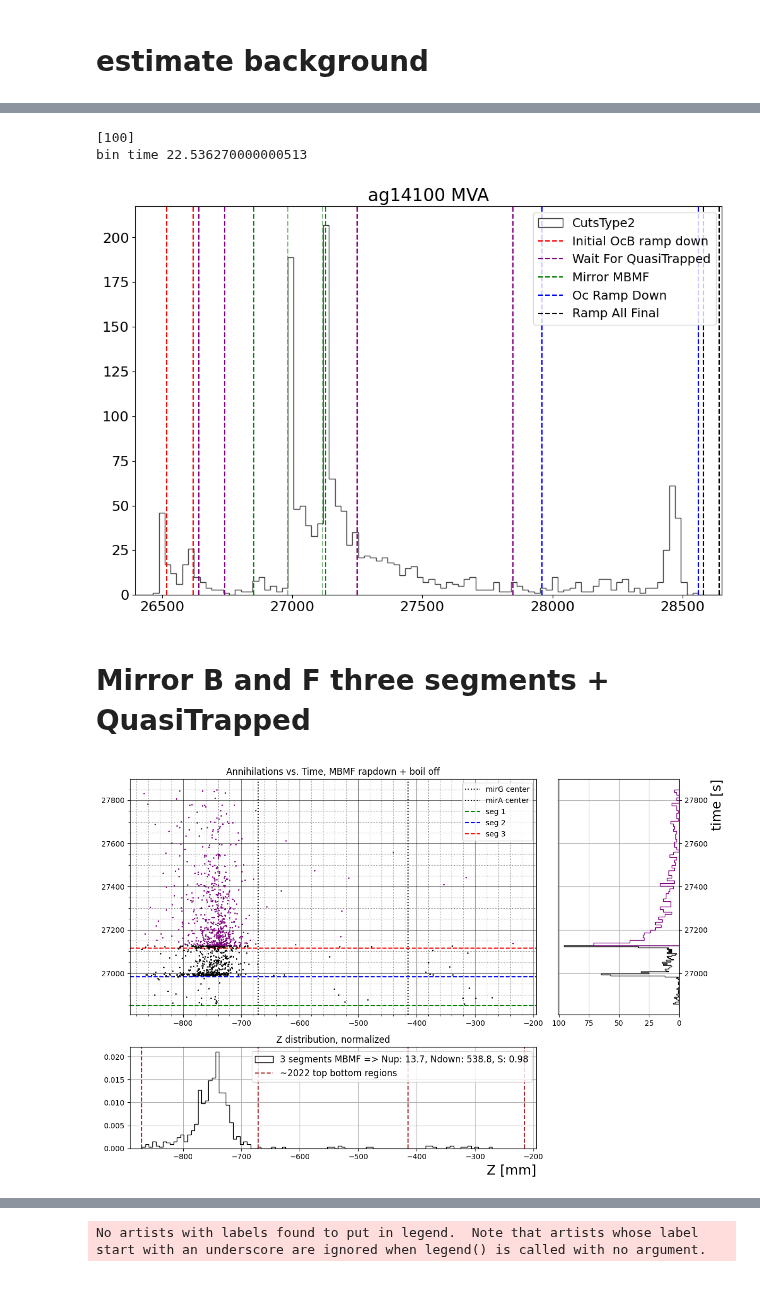
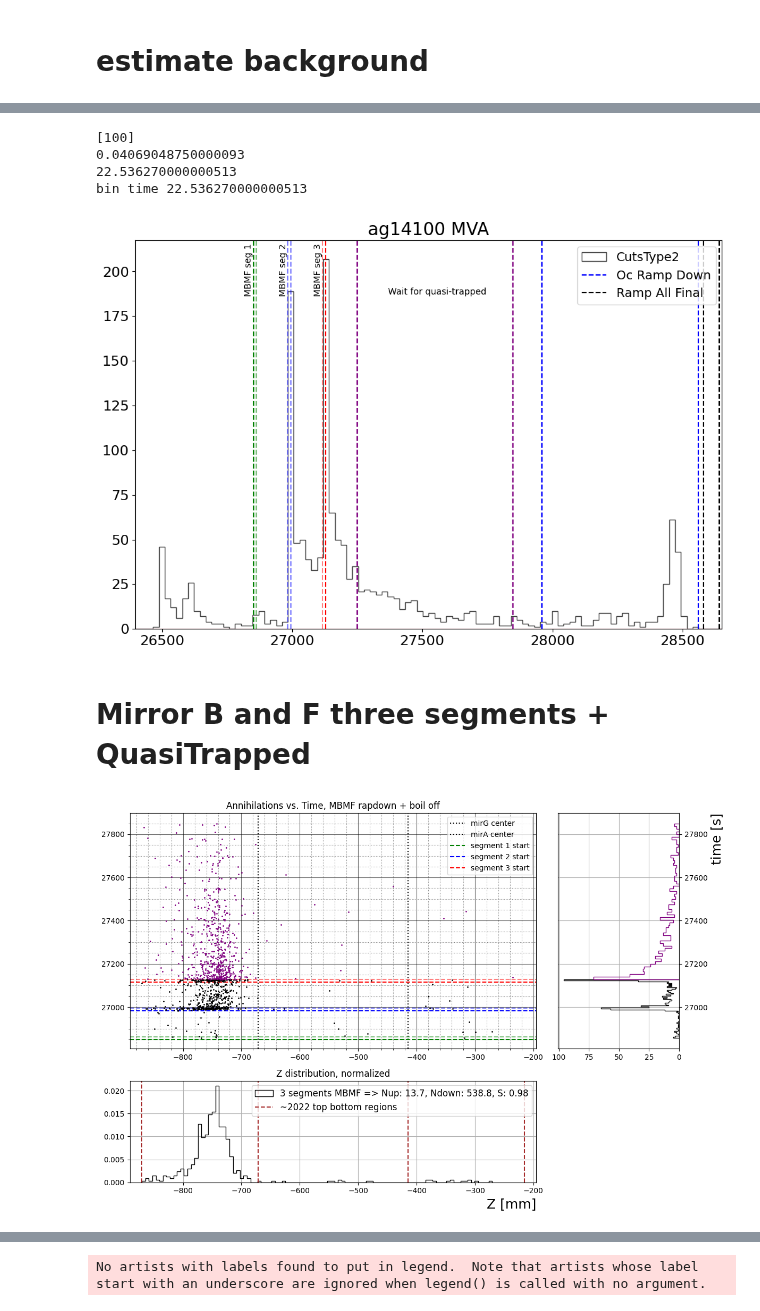
Before and after one commit to Adrianodelvincio/alphag_frequentist_analysis_2025, a Jupyter notebook: v1/Ag_Plot_Test_Protocol.ipynb, the cells around one changed output, grey strips where cells are left out. Saved outputs shown, nothing was run; the diff lists cells and outputs as text; code cells hidden in the pictures.

Commit message:
Changed plot format S -> A

```diff
--- a/v1/Ag_Plot_Test_Protocol.ipynb
+++ b/v1/Ag_Plot_Test_Protocol.ipynb
@@ -38,8 +38,8 @@ Requirement already satisfied: six>=1.5 in /home/adriano/.local/lib/python3.10/s
 # %%
 CutsType = "CutsType2"
 run_to_analyze = "ag14100/ag14100.vertex.csv"
-bkg_up = 0.0015
-bkg_down = 0.0014
+bkg_up = 0.0010
+bkg_down = 0.0008
 # %%
 runs = {"2025": [run_to_analyze]}
 
@@ -55,8 +55,8 @@ zgap_max = mirG_center # <----
 if(True): # < ----
     datacosm = ReadTheCsv("ag13628/ag13628.vertex.csv",  "-1", zmin, zmax, CutsType)
     mask_down = (datacosm["Z"] < zgap_min)
-    bkg_down = (mask_down.sum())/7200
+    bkg_down = (mask_down.sum())/6668
     mask_up = (datacosm["Z"] > zgap_max)
-    bkg_up = (mask_up.sum())/7200
+    bkg_up = (mask_up.sum())/6668
     print(f"Bkg estimated: up region {bkg_up:.4f} Hz down region {bkg_down:.4f} Hz")
 # %% [output]
@@ -125,44 +125,59 @@ plt.xticks(fontsize = 16)
 plt.xlim(pregravity_start[0], stop_RampAllFinalStep[0] + 10)
 
 TOT_RUN_counts, edges, trash = plt.hist(data["run time"], bins = binning[0], range =  (pregravity_start[0], stop_RampAllFinalStep[0] + 10) , histtype = "step", color = "black", density = False, label = f"{CutsType}", alpha = 0.75)
+maxbin = np.max(TOT_RUN_counts)
+
+plt.axhline((bkg_up + bkg_down) * np.diff(edges)[0], linestyle = "-", linewidth = 1, color = "pink")
+print((bkg_up + bkg_down) * np.diff(edges)[0])
+print(np.diff(edges)[0])
 
 time_bin = np.diff(edges)[0]
 print("bin time", time_bin)
 
 #plt.axvline(mw_cb_start[0], linestyle = "--", color = "orange", label = "start cb sweep")
 #plt.axvline(mw_cb_stop[0], linestyle = "--", color = "orange", label = "stop cb sweep")
 
 #plt.axvline(first_LC_start[0], linestyle = "--", color = "blue", label = "Laser Cooling")
 #plt.axvline(first_LC_stop[0], linestyle = "--", color = "blue")
 
-plt.axvline(InitOcB_start[0], linestyle = "--", color = "red", label = "Initial OcB ramp down")
-plt.axvline(InitOcB_stop[0], linestyle = "--", color = "red")
+#plt.axvline(InitOcB_start[0], linestyle = "--", color = "red", label = "Initial OcB ramp down")
+#plt.axvline(InitOcB_stop[0], linestyle = "--", color = "red")
 
-plt.axvline(waitForQuasiTrapped_start[0], linestyle = "--", color = "purple", label = "Wait For QuasiTrapped")
-plt.axvline(waitForQuasiTrapped_stop[0], linestyle = "--", color = "purple")
+#plt.axvline(waitForQuasiTrapped_start[0], linestyle = "--", color = "purple", label = "Wait For QuasiTrapped")
+#plt.axvline(waitForQuasiTrapped_stop[0], linestyle = "--", color = "purple")
 
 plt.axvline(waitForQuasiTrapped_start1[0], linestyle = "--", color = "purple")
 plt.axvline(waitForQuasiTrapped_stop1[0], linestyle = "--", color = "purple")
+plt.text((waitForQuasiTrapped_start1[0] + waitForQuasiTrapped_stop1[0])/2 - 180, maxbin - 20, "Wait for quasi-trapped")
 
-plt.axvline(start_mbmf_rampdown0[0], linestyle = "--", label = "Mirror MBMF", color = "green")
-plt.axvline(start_mbmf_rampdown1[0], linestyle = "--", color = "green", alpha = 0.5)
-plt.axvline(start_mbmf_rampdown2[0], linestyle = "--", color = "green", alpha = 0.5)
-plt.axvline(stop_mbmf_rampdown2[0], linestyle = "--", label = "", color = "green")
+plt.axvline(start_mbmf_rampdown0[0], linestyle = "--", color = "green")
+plt.axvline(stop_mbmf_rampdown0[0], linestyle = "--", color = "green", alpha = 0.5)
+plt.text(start_mbmf_rampdown0[0] - 35, maxbin - 20, "MBMF seg 1",rotation = 90)
+
+plt.axvline(start_mbmf_rampdown1[0], linestyle = "--", color = "blue", alpha = 0.5)
+plt.axvline(stop_mbmf_rampdown1[0], linestyle = "--", color = "blue", alpha = 0.5)
+plt.text(start_mbmf_rampdown1[0] - 35, maxbin - 20, "MBMF seg 2",rotation = 90)
+
+plt.axvline(start_mbmf_rampdown2[0], linestyle = "--", color = "red", alpha = 0.5)
+plt.axvline(stop_mbmf_rampdown2[0], linestyle = "--", label = "", color = "red")
+plt.text(start_mbmf_rampdown2[0] - 35, maxbin - 20, "MBMF seg 3",rotation = 90)
 
 plt.axvline(Oc_start_rampdown[0], linestyle = "--", label = "Oc Ramp Down", color = "blue")
 plt.axvline(Oc_stop_rampdown[0], linestyle = "--", label = "", color = "blue")
 
 plt.axvline(start_RampAllFinalStep[0], linestyle = "--", label = "Ramp All Final", color = "black")
 plt.axvline(stop_RampAllFinalStep[0], linestyle = "--", label = "", color = "black")
 
 #plt.ylim(0,30)
 
 plt.legend( fontsize = 14, loc = "upper right")
 plt.savefig(f"Summary_ag{runs['2025'][0].split('/')[0].replace('ag','')}.png")
 # %% [output]
 [100]
+0.04069048750000093
+22.536270000000513
 bin time 22.536270000000513
-[figure, old version]
+[figure, new version]
 # %% [markdown]
 # Mirror B and F three segments + QuasiTrapped
 # %%
@@ -192,9 +207,12 @@ ax1.errorbar(data["Z"][mask], data["run time"][mask] , color = "black", marker =
 ax1.errorbar(data["Z"][mask2], data["run time"][mask2] , color = "purple", marker = ".", linestyle = "", markersize = 2)
 ax1.axvline(mirG_center, linestyle = "dotted", color = "black", label = "mirG center")
 ax1.axvline(mirA_center, linestyle = "dotted", color = "black", label = "mirA center")
-ax1.axhline(start_mbmf_rampdown0[0], linestyle = "--", label = "seg 1", color = "green")
-ax1.axhline(start_mbmf_rampdown1[0], linestyle = "--", label = "seg 2", color = "blue")
-ax1.axhline(start_mbmf_rampdown2[0], linestyle = "--", label = "seg 3", color = "red")
+ax1.axhline(start_mbmf_rampdown0[0], linestyle = "--", label = "segment 1 start", color = "green")
+ax1.axhline(stop_mbmf_rampdown0[0], linestyle = "--", color = "green", alpha = 0.5)
+ax1.axhline(start_mbmf_rampdown1[0], linestyle = "--", label = "segment 2 start", color = "blue")
+ax1.axhline(stop_mbmf_rampdown1[0], linestyle = "--", color = "blue", alpha = 0.5)
+ax1.axhline(start_mbmf_rampdown2[0], linestyle = "--", label = "segment 3 start", color = "red")
+ax1.axhline(stop_mbmf_rampdown2[0], linestyle = "--", color = "red", alpha = 0.5)
 
 ax1.set_title("Annihilations vs. Time, MBMF rapdown + boil off")
 ax1.set_xlim(zmin-20,zmax+20)
@@ -231,4 +249,4 @@ plt.tight_layout()
 plt.show()
 fig.savefig(f"MBMF_rampdown_ag{runs['2025'][0].split('/')[0].replace('ag','')}.png")
 # %% [output]
-[figure, old version]
+[figure, new version]
```
Also changed, not shown: parts of 7 cells of this notebook, 1 other file.
